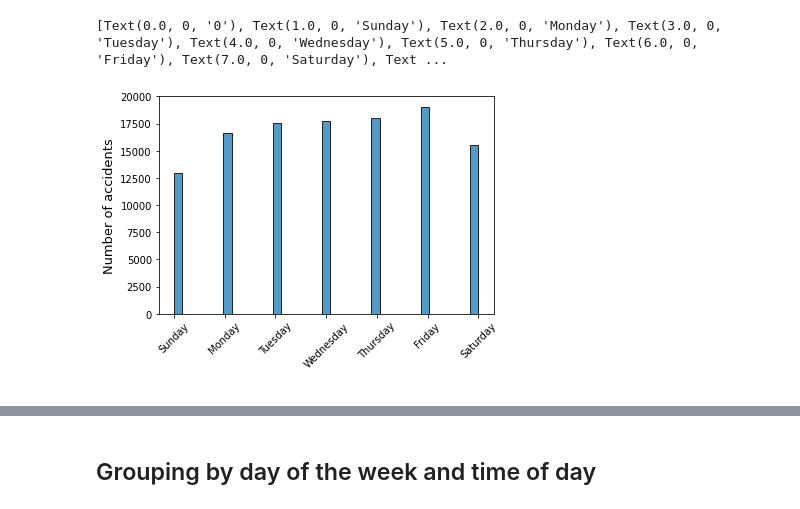
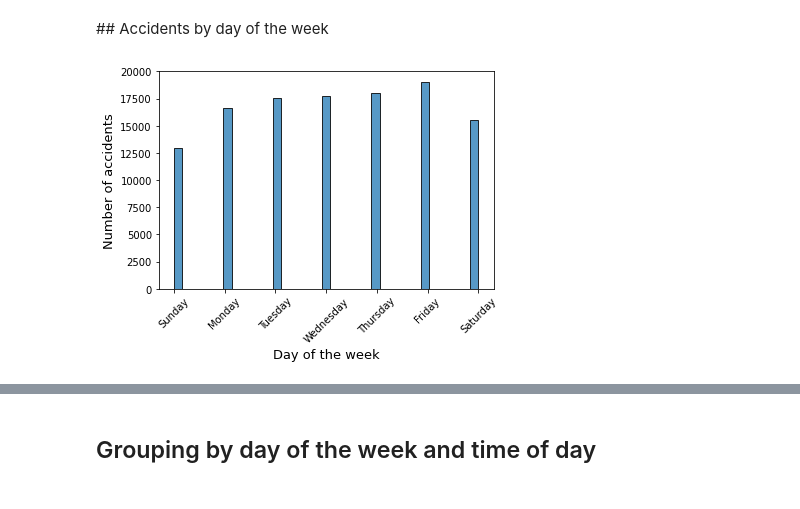
Before and after one commit to jakegodsall/road-traffic-accidents-2019, a Jupyter notebook: notebooks/EDA.ipynb, the cells around one changed output, grey strips where cells are left out. Cells and saved outputs as stored; diff of their text form; code cells hidden in the pictures.

```diff
--- a/notebooks/EDA.ipynb
+++ b/notebooks/EDA.ipynb
@@ -87,20 +103,24 @@ tod_fig.savefig(plots_dir / 'time_of_day', bbox_inches='tight')
 [figure]
+# %% [markdown]
+## Accidents by day of the week
 # %%
-days = [0, 'Sunday', 'Monday', 'Tuesday',
+# set variables for xtick labels
+xticks = list(range(1, 8))
+days = ['Sunday', 'Monday', 'Tuesday',
         'Wednesday', 'Thursday', 'Friday', 'Saturday']
 
+# plot the frequency of accidents by day of the week
 by_day = sns.histplot(data=accidents,
              x='day_of_week')
-#by_day.set_xlabel("Day of the week", fontsize=13)
+# set axis labels
+by_day.set_xlabel("Day of the week", fontsize=13)
 by_day.set_ylabel("Number of accidents", fontsize=13)
-by_day.set_xlabel(" ")
 
+# set the xtick labels
+by_day.set_xticks(xticks, days, rotation=45)
 
-by_day.set_xticklabels(days, rotation=45)
-print(by_day.xaxis.get_ticklabels())
-
+# convert AxesSubplot to a Figure object and save to the plot directory
 dow_fig = by_day.get_figure()
 dow_fig.savefig(plots_dir / 'day_of_week', bbox_inches='tight')
 # %% [output]
-[Text(0.0, 0, '0'), Text(1.0, 0, 'Sunday'), Text(2.0, 0, 'Monday'), Text(3.0, 0, 'Tuesday'), Text(4.0, 0, 'Wednesday'), Text(5.0, 0, 'Thursday'), Text(6.0, 0, 'Friday'), Text(7.0, 0, 'Saturday'), Text ...
-[figure, old version]
+[figure, new version]
```
Also changed, not shown: parts of 20 cells of this notebook.
